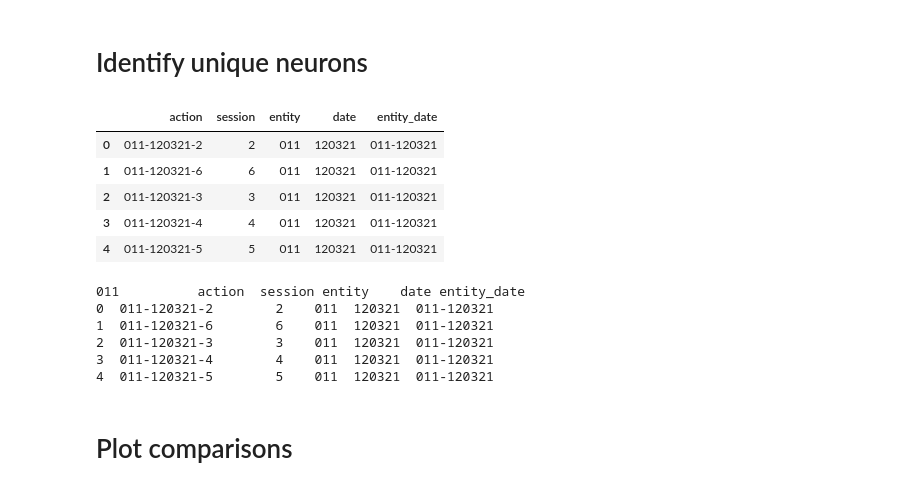
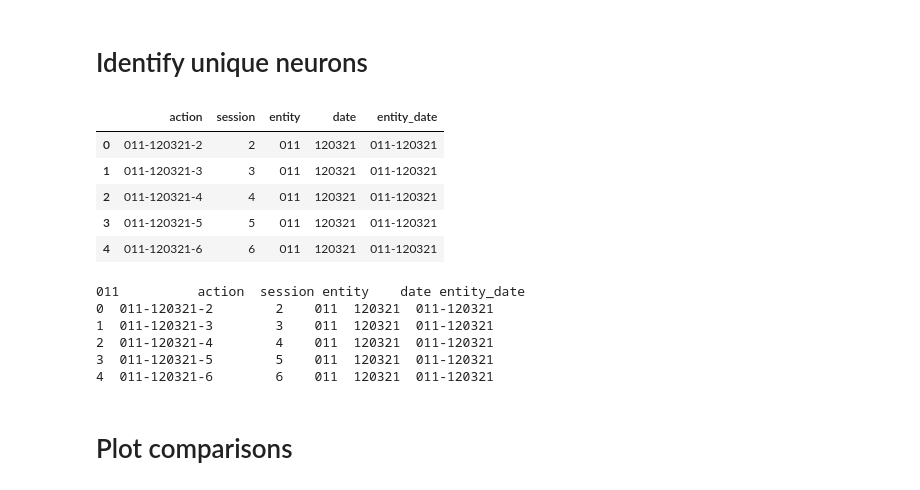
Before and after one commit to CINPLA/cinpla-base, a Jupyter notebook: notebooks/00-identify-neurons.ipynb, the cells around one changed output. Drawn from its saved outputs; the diff is of its cells as text; code cells hidden in the pictures.

```diff
--- a/notebooks/00-identify-neurons.ipynb
+++ b/notebooks/00-identify-neurons.ipynb
@@ -109,15 +120,22 @@ sessions
 # %% [markdown]
 # Identify unique neurons
 # %%
-sessions_include = sessions.query("action.isin(@include)")
+sessions_include = sessions
 sessions_include
+
+#sessions_include = sessions.query("action.isin(@immutable_include)")
+
+
+#Older option for this cell:
+#sessions_include = sessions.query("action.isin(@include)")
+#sessions_include
 # %% [output]
 |  | action | session | entity | date | entity_date |
 | 0 | 011-120321-2 | 2 | 011 | 120321 | 011-120321 |
-| 1 | 011-120321-6 | 6 | 011 | 120321 | 011-120321 |
-| 2 | 011-120321-3 | 3 | 011 | 120321 | 011-120321 |
-| 3 | 011-120321-4 | 4 | 011 | 120321 | 011-120321 |
-| 4 | 011-120321-5 | 5 | 011 | 120321 | 011-120321 |
+| 1 | 011-120321-3 | 3 | 011 | 120321 | 011-120321 |
+| 2 | 011-120321-4 | 4 | 011 | 120321 | 011-120321 |
+| 3 | 011-120321-5 | 5 | 011 | 120321 | 011-120321 |
+| 4 | 011-120321-6 | 6 | 011 | 120321 | 011-120321 |
 # %%
 # save graphs
 for entity, values in sessions_include.groupby('entity'):
@@ -139,10 +157,10 @@ for entity, values in sessions_include.groupby('entity'):
 # %% [output]
 011          action  session entity    date entity_date
 0  011-120321-2        2    011  120321  011-120321
-1  011-120321-6        6    011  120321  011-120321
-2  011-120321-3        3    011  120321  011-120321
-3  011-120321-4        4    011  120321  011-120321
-4  011-120321-5        5    011  120321  011-120321
+1  011-120321-3        3    011  120321  011-120321
+2  011-120321-4        4    011  120321  011-120321
+3  011-120321-5        5    011  120321  011-120321
+4  011-120321-6        6    011  120321  011-120321
 # %% [markdown]
 # Plot comparisons
 # %%
```
Also changed, not shown: parts of 11 cells of this notebook, 19 other files.
